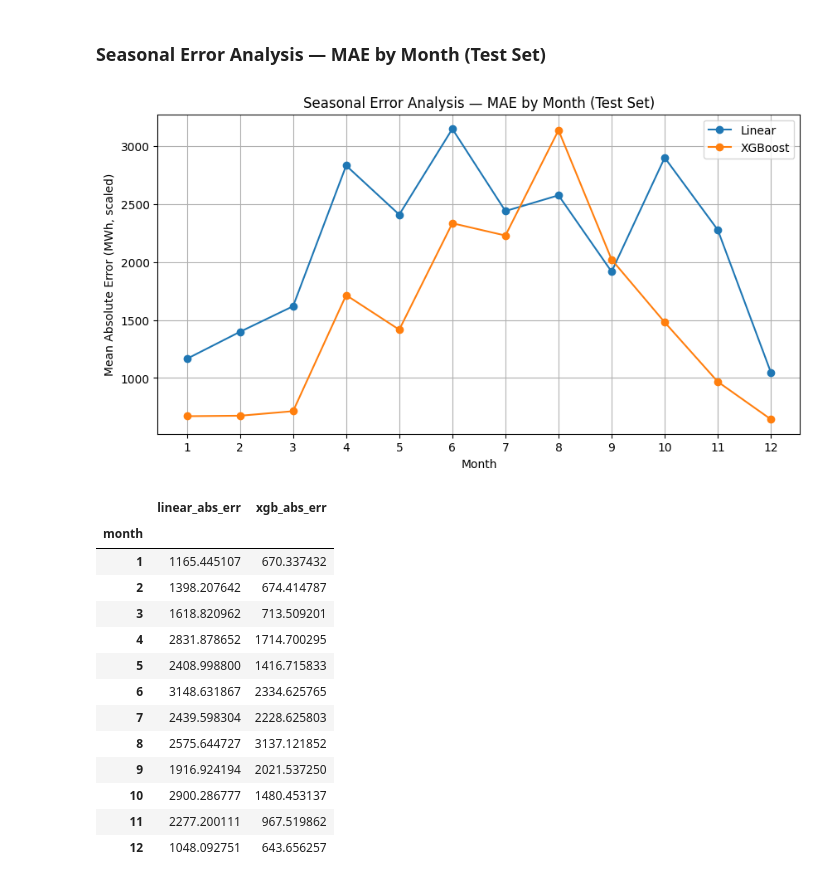
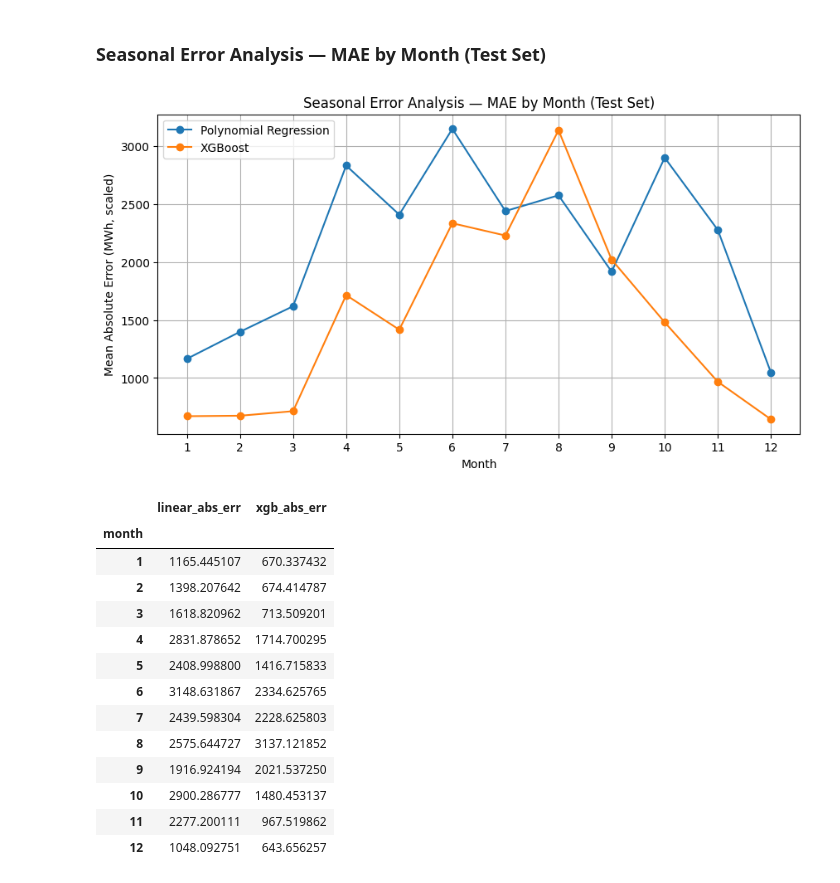
Before and after one commit to MatthieuGlemarec/SolarCast, a Jupyter notebook: Notebooks/04_Model_Evaluation/Model_Evaluation.ipynb, the cells around one changed output. Saved outputs shown, nothing was run; the diff lists cells and outputs as text; code cells hidden in the pictures.

```diff
--- a/Notebooks/04_Model_Evaluation/Model_Evaluation.ipynb
+++ b/Notebooks/04_Model_Evaluation/Model_Evaluation.ipynb
@@ -385,35 +385,35 @@ plt.show()
 # Build DataFrame with actuals, predictions, and months
 seasonal_df = pd.DataFrame({
     "date": test_results["date"],
     "month": test_results["date"].dt.month,
     "actual": test_results["actual"],
     "linear_pred": test_results["linear_pred"],
     "xgb_pred": test_results["xgb_pred"]
 })
 
 # Calculate absolute errors
 seasonal_df["linear_abs_err"] = (seasonal_df["actual"] - seasonal_df["linear_pred"]).abs()
 seasonal_df["xgb_abs_err"] = (seasonal_df["actual"] - seasonal_df["xgb_pred"]).abs()
 
 # Group by month and calculate mean absolute error
 mae_by_month = seasonal_df.groupby("month")[["linear_abs_err", "xgb_abs_err"]].mean()
 
 # Plot
 plt.figure(figsize=(10, 5))
-plt.plot(mae_by_month.index, mae_by_month["linear_abs_err"], marker='o', label="Linear")
+plt.plot(mae_by_month.index, mae_by_month["linear_abs_err"], marker='o', label="Polynomial Regression")
 plt.plot(mae_by_month.index, mae_by_month["xgb_abs_err"], marker='o', label="XGBoost")
 plt.xlabel("Month")
 plt.ylabel("Mean Absolute Error (MWh, scaled)")
 plt.title("Seasonal Error Analysis — MAE by Month (Test Set)")
 plt.xticks(range(1, 13))
 plt.legend()
 plt.grid(True)
 plt.savefig('../../Outputs/Figures/Final/PolyModel_XGBoostModel_MAE_By_Month_Test_Set).png', dpi=300)
 plt.show()
 
 mae_by_month
 # %% [output]
-[figure, old version]
+[figure, new version]
 |  | linear_abs_err | xgb_abs_err |
 | month |  |  |
 | 1 | 1165.445107 | 670.337432 |
```
Also changed, not shown: 4 other files.
